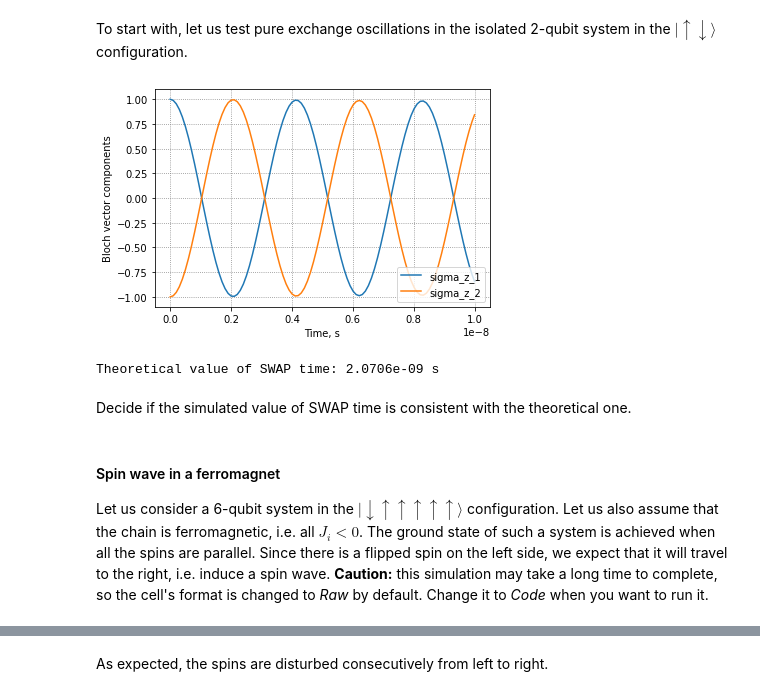
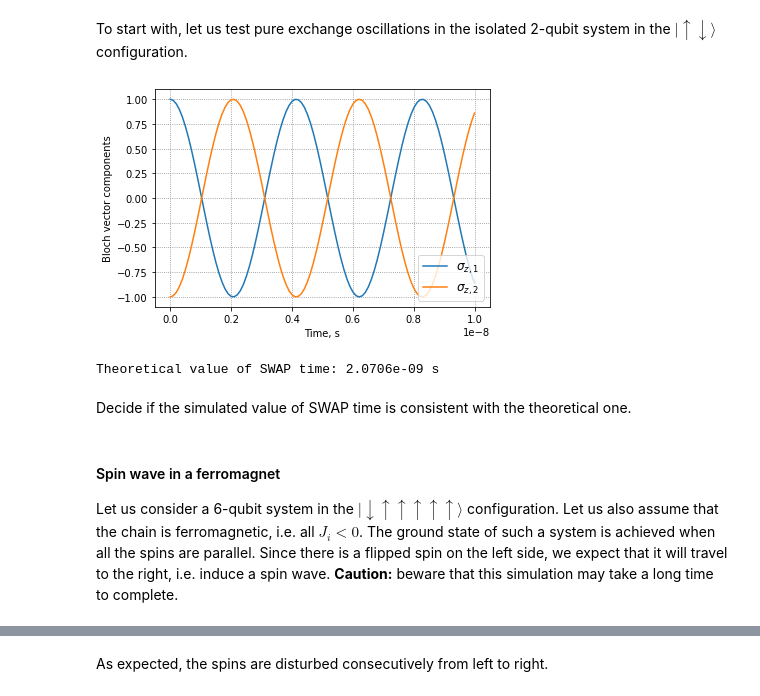
Before and after one commit to gharib85/QuDiPy, a Jupyter notebook: tutorials/Spin_simulator.ipynb, the cells around one changed output, grey strips where cells are left out. Drawn from its saved outputs; the diff is of its cells as text; code cells hidden in the pictures.

```diff
--- a/tutorials/Spin_simulator.ipynb
+++ b/tutorials/Spin_simulator.ipynb
@@ -44,7 +45,7 @@ import matplotlib.ticker as mtick
 The system of the electrons in the quantum dots is described by the complex density matrix $\rho$ whose evolution is of interest. We create several density matrices relevant for the examples given below. The number of electrons in the system is inferred from the size of $\rho$; if it changes over time (e.g. due to measurements), the parameter $N_0$ should be specified to indicate the maximal possible electron number.
 # %%
 #creating an instance of Constants class, assuming that the material is GaAs
-cst = Constants("GaAs")
+consts = Constants("GaAs")
 
 rho_up = np.array([[1,0],[0,0]])
     # one electron in pure spin-up state
@@ -247,28 +246,27 @@ Neglecting the global phase factor, we conclude that the $\mathrm{SWAP}$ gate is
 To start with, let us test pure exchange oscillations in the isolated 2-qubit system in the $|\uparrow \downarrow\rangle$ configuration.
 # %%
 rho_exch = rho_up_down.copy()
-exch_system = sps.SpinSys(rho_exch, sys_param_dict=params_rabi)  #system parameters borrowed from the Rabi oscillations test
-
-exch_pulse = circ.ControlPulse("2_qubit_exchange_pulse", "effective", pulse_length=1e4) #picoseconds
+exch_system = sps.SpinSys(rho_exch)  #default system parameters
+exch_pulse = circ.ControlPulse("2_qubit_exchange_pulse", "effective", pulse_length=1e-8) #picoseconds
 J_0 = 1.6e-25
 lisj = [J_0]*500
 exch_pulse.add_control_variable("J_1", lisj)
 exch = exch_system.evolve(exch_pulse, track_qubits={1,2}, are_Bloch_vectors=True)
 
-plt.plot(exch["time"],  np.real(exch["sigma_z_1"]), label= "sigma_z_1")
-plt.plot(exch["time"],  np.real(exch["sigma_z_2"]), label= "sigma_z_2" )
+plt.plot(exch["time"],  np.real(exch["sigma_z_1"]), label = "$\sigma_{z, 1}$")
+plt.plot(exch["time"],  np.real(exch["sigma_z_2"]), label = "$\sigma_{z, 2}$")
 
 plt.grid()
 plt.rc('grid', linestyle="dotted", color='gray') #adding grid
 
 plt.xlabel("Time, s")
 plt.ylabel("Bloch vector components")
-plt.legend(loc="lower right")
+plt.legend(loc="lower right", fontsize='large')
 
 plt.show()
-print("Theoretical value of SWAP time: {:.5} s".format(cst.h/(2*J_0)))
+print("Theoretical value of SWAP time: {:.5} s".format(consts.h/(2*J_0)))
 # %% [output]
-[figure, old version]
+[figure, new version]
 Theoretical value of SWAP time: 2.0706e-09 s
 # %% [markdown]
 Decide if the simulated value of SWAP time is consistent with the theoretical one.
@@ -276,4 +274,4 @@ Decide if the simulated value of SWAP time is consistent with the theoretical on
 #### Spin wave in a ferromagnet
 
 Let us consider a 6-qubit system in the $|\downarrow \uparrow \uparrow \uparrow \uparrow \uparrow\rangle$ configuration. Let us also assume that the chain is ferromagnetic, i.e. all $J_i<0$. The ground state of such a system is achieved when all the spins are parallel. Since there is a flipped spin on the left side, we expect that it will travel to the right, i.e. induce a spin wave.
-**Caution:** this simulation may take a long time to complete, so the cell's format is changed to _Raw_ by default. Change it to _Code_ when you want to run it.
+**Caution:** beware that this simulation may take a long time to complete.
```
Also changed, not shown: parts of 17 cells of this notebook, 4 other files.
